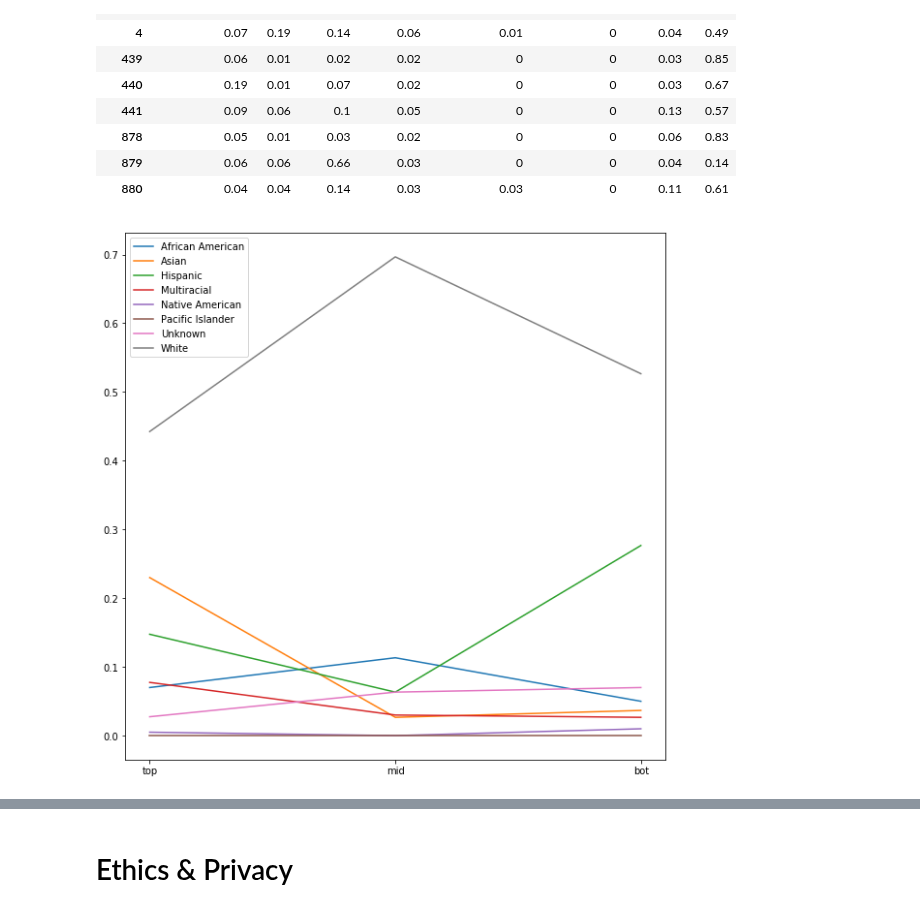
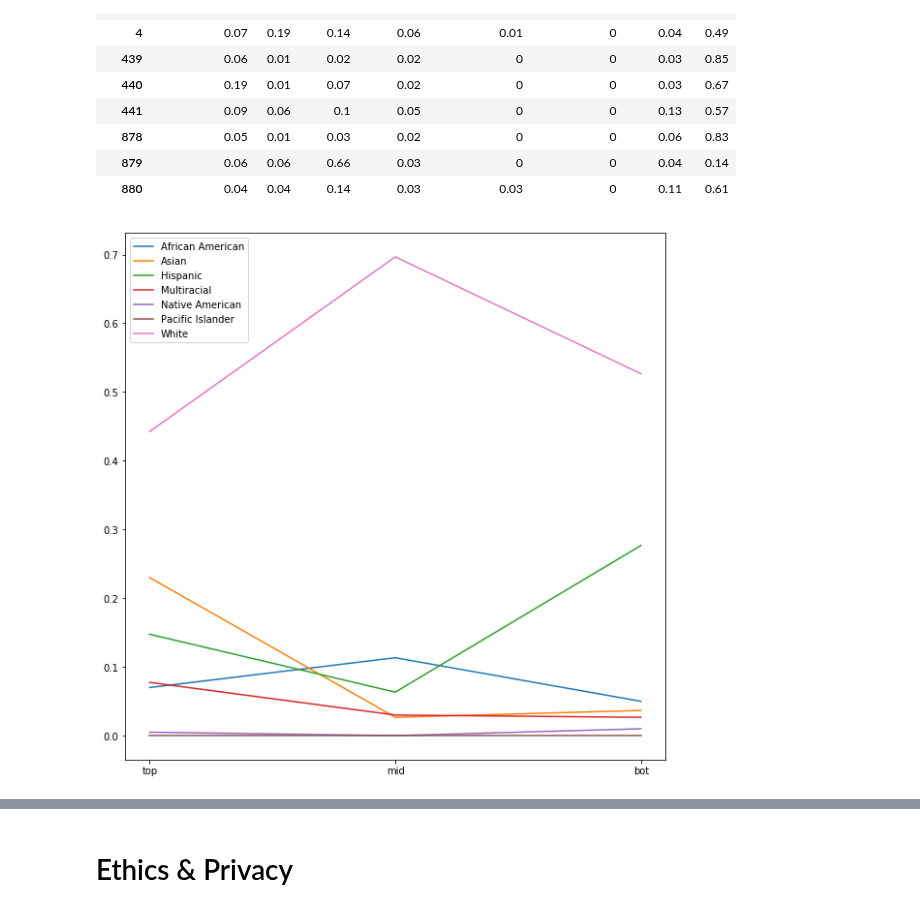
Before and after one commit to nforesti/education, a Jupyter notebook: FinalProject.ipynb, the cells around one changed output, grey strips where cells are left out. Cells and saved outputs as stored; diff of their text form; code cells hidden in the pictures.

Commit message:
take out unknown from graph

```diff
--- a/FinalProject.ipynb
+++ b/FinalProject.ipynb
@@ -133,21 +133,22 @@ df_topmidbot2
 # %%
 means = []
 '''
 means.append(df_topmidbot2[:4].mean())
 means.append(df_topmidbot2[4:7].mean())
 means.append(df_topmidbot2[7:11].mean()) '''
 df = pd.DataFrame()
+df_topmidbot2 = df_topmidbot2.drop(columns="Unknown", axis=1)
 df["top"] = df_topmidbot2[:4].mean()
 df["mid"] = df_topmidbot2[4:7].mean()
 df["bot"] = df_topmidbot2[7:11].mean()
 df = df.transpose()
 
 plt.rcParams["figure.figsize"] = [10,10]
 plt.plot(df)
 plt.gca().legend(df.columns)
 plt.show()
 # %% [output]
-[figure, old version]
+[figure, new version]
 # %%
 df_topmidbot["ranking"] = df_topmidbot["ranking"].astype(str)
 
```
Also changed, not shown: parts of 1 cell of this notebook.
